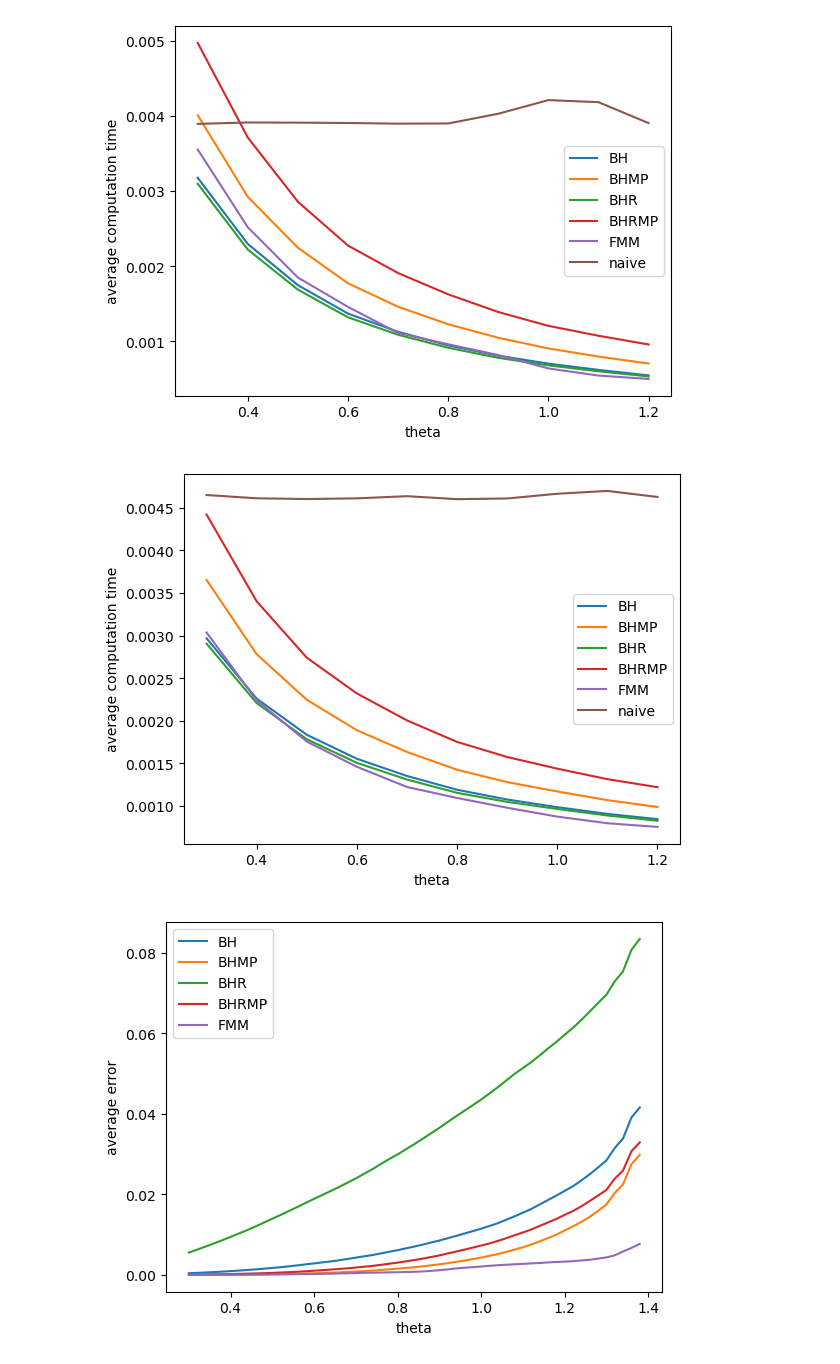
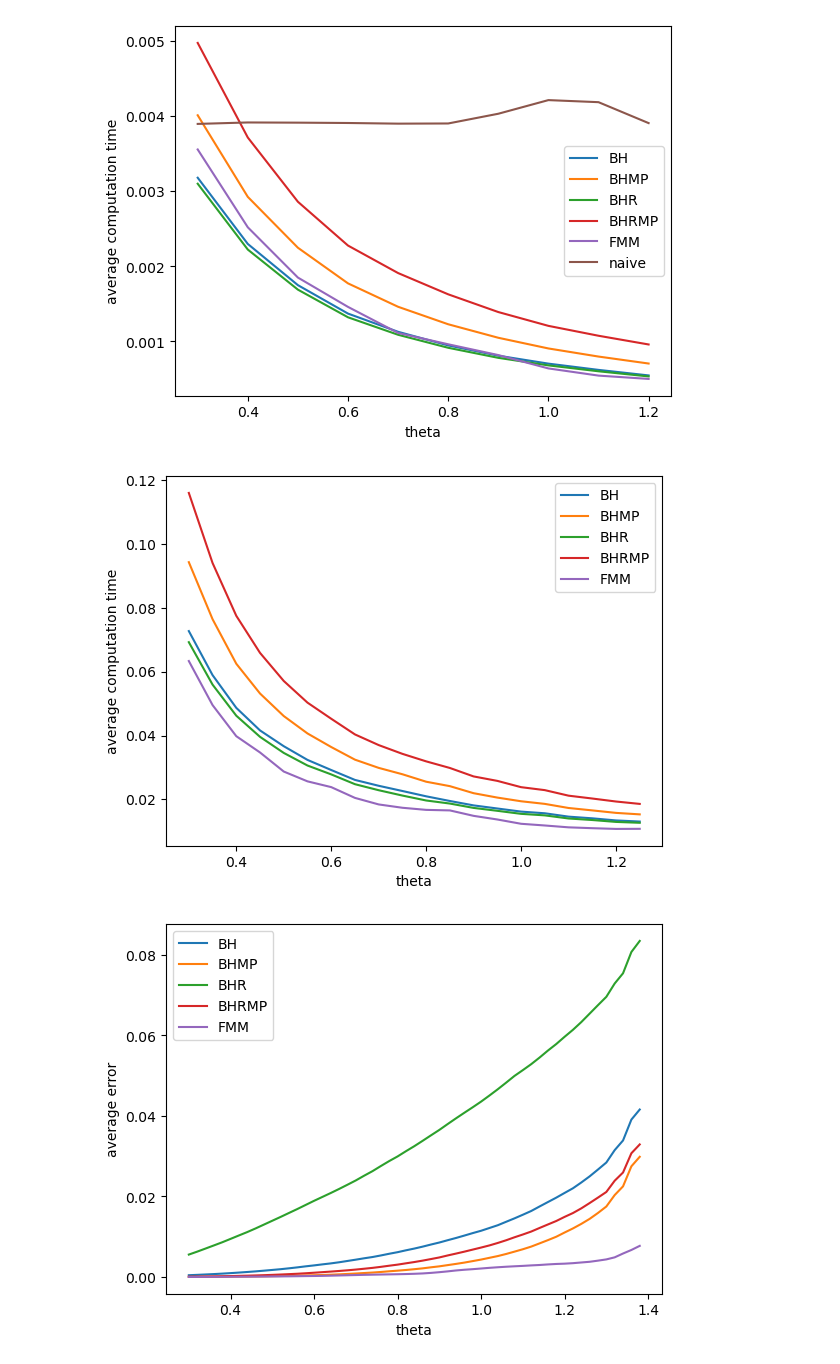
Before and after one commit to LucasFurer/MasterThesisLucas, a Jupyter notebook: grapher.ipynb, the cells around one changed output. Saved outputs shown, nothing was run; the diff lists cells and outputs as text; code cells hidden in the pictures.

```diff
--- a/grapher.ipynb
+++ b/grapher.ipynb
@@ -127,18 +133,22 @@ plotGraph(custom_labels, 0, 10, "theta", "average computation time", "plotOutput
 # %% [output]
 [figure]
 # %%
+pointAmount = "10000"
+dataSet = "MNIST_digits"
+perp = "30"
+
 custom_labels = {
-    os.path.join("graphCSV","tsneCalculationtimeThetaBH_point1000.csv"): "BH",
-    os.path.join("graphCSV","tsneCalculationtimeThetaBHMP_point1000.csv"): "BHMP",
-    os.path.join("graphCSV","tsneCalculationtimeThetaBHR_point1000.csv"): "BHR",
-    os.path.join("graphCSV","tsneCalculationtimeThetaBHRMP_point1000.csv"): "BHRMP",
-    os.path.join("graphCSV","tsneCalculationtimeThetaFMM_point1000.csv"): "FMM",
-    os.path.join("graphCSV","tsneCalculationtimeThetaNaive_point1000.csv"): "naive",
+    os.path.join("graphCSV", dataSet, pointAmount, "perp" + perp, "tsneCalculationtimeThetaBH_point"    + pointAmount + "_perp" + perp + "_dataset" + dataSet + ".csv"): "BH",
+    os.path.join("graphCSV", dataSet, pointAmount, "perp" + perp, "tsneCalculationtimeThetaBHMP_point"  + pointAmount + "_perp" + perp + "_dataset" + dataSet + ".csv"): "BHMP",
+    os.path.join("graphCSV", dataSet, pointAmount, "perp" + perp, "tsneCalculationtimeThetaBHR_point"   + pointAmount + "_perp" + perp + "_dataset" + dataSet + ".csv"): "BHR",
+    os.path.join("graphCSV", dataSet, pointAmount, "perp" + perp, "tsneCalculationtimeThetaBHRMP_point" + pointAmount + "_perp" + perp + "_dataset" + dataSet + ".csv"): "BHRMP",
+    os.path.join("graphCSV", dataSet, pointAmount, "perp" + perp, "tsneCalculationtimeThetaFMM_point"   + pointAmount + "_perp" + perp + "_dataset" + dataSet + ".csv"): "FMM",
+    #os.path.join("graphCSV", dataSet, pointAmount, "perp" + perp, "tsneCalculationtimeThetaNaive_point" + pointAmount + "_perp" + perp + "_dataset" + dataSet + ".csv"): "naive",
 }
 
-plotGraph(custom_labels, 0, 10, "theta", "average computation time", "plotOutput/lines_plot.png")
+plotGraph(custom_labels, 0, 20, "theta", "average computation time", "plotOutput/lines_plot.png")
 # %% [output]
-[figure, old version]
+[figure, new version]
 # %%
 custom_labels = {
     os.path.join("graphCSV","gravityErrorThetaBH_point1000.csv"): "BH",
```
Also changed, not shown: parts of 4 cells of this notebook, 50 other files.
